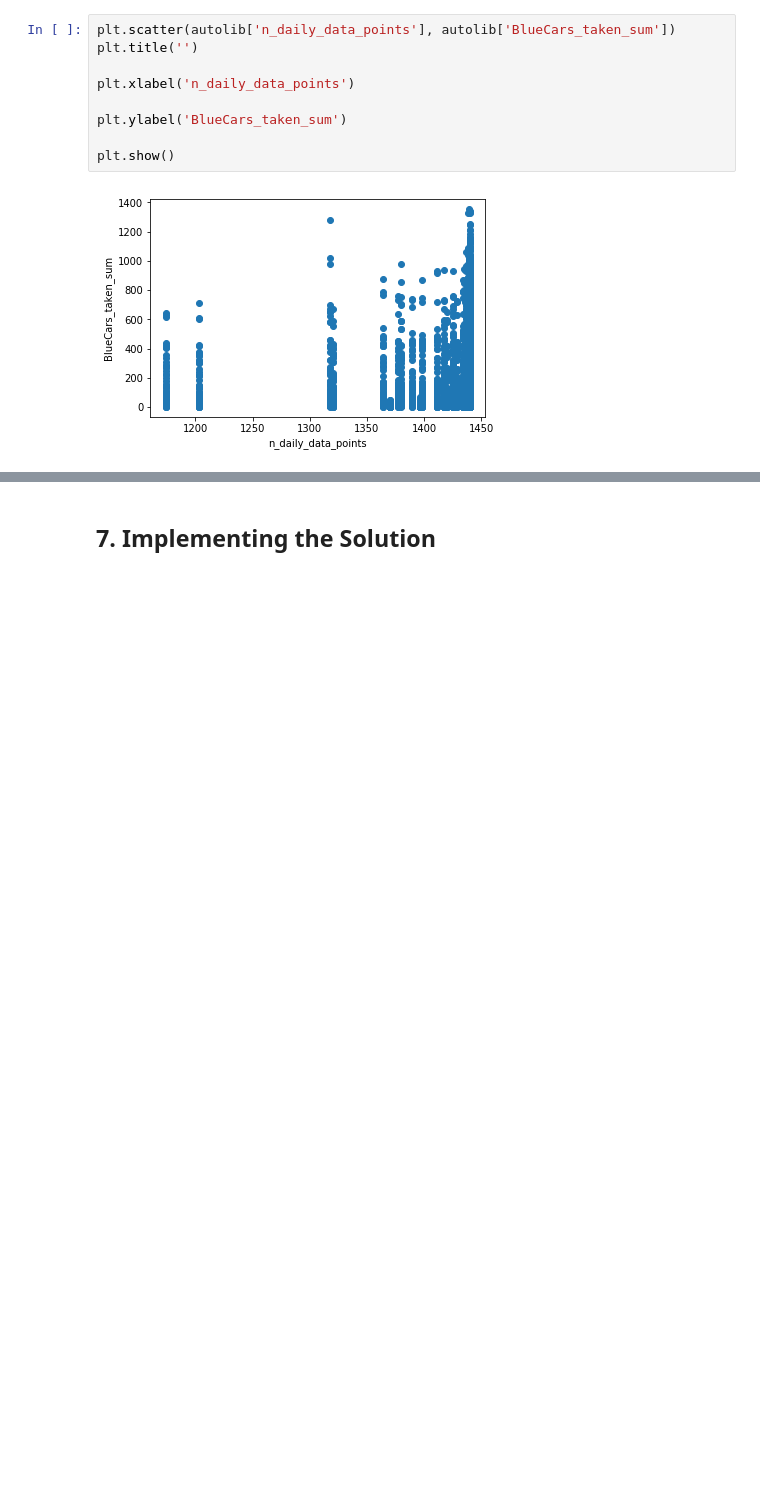
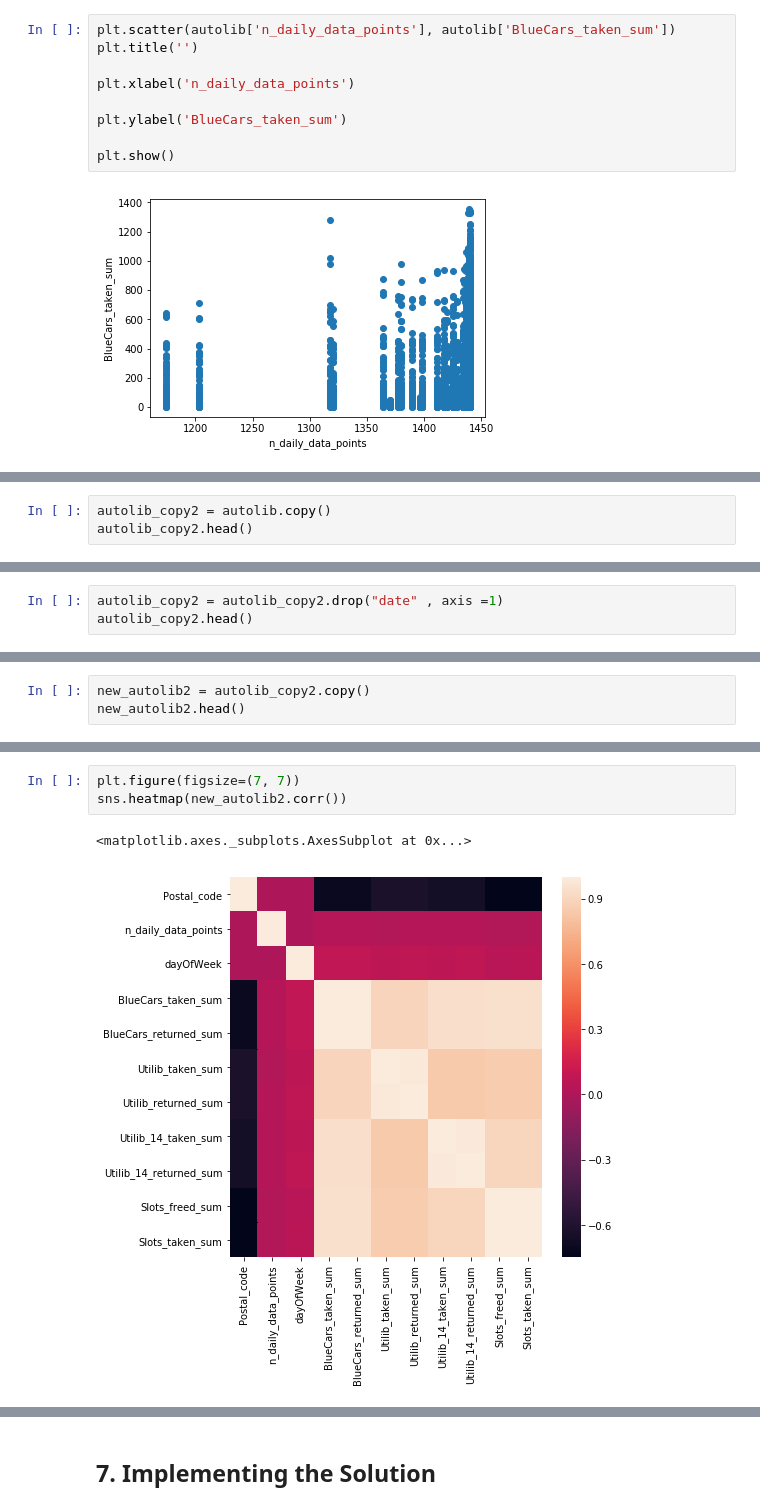
Before and after one commit to ibrahimabdike/IP_Week3_core_Ibrahim_Yahya, a Jupyter notebook: IP_Week3_core_Ibrahim_Yahya.ipynb, the cells around one changed output, grey strips where cells are left out. Drawn from its saved outputs; the diff is of its cells as text; blank space fills up the shorter version.

```diff
--- a/IP_Week3_core_Ibrahim_Yahya.ipynb
+++ b/IP_Week3_core_Ibrahim_Yahya.ipynb
@@ -473,0 +480,3 @@ plt.show()
+# %%
+autolib_copy2 = autolib.copy()
+autolib_copy2.head()
@@ -473,0 +490,3 @@ plt.show()
+# %%
+autolib_copy2 = autolib_copy2.drop("date" , axis =1)
+autolib_copy2.head()
@@ -473,0 +700,3 @@ plt.show()
+# %%
+new_autolib2 = autolib_copy2.copy()
+new_autolib2.head()
@@ -473,0 +710,6 @@ plt.show()
+# %%
+plt.figure(figsize=(7, 7))
+sns.heatmap(new_autolib2.corr())
+# %% [output]
+<matplotlib.axes._subplots.AxesSubplot at 0x...>
+[figure, added]
```
Also changed, not shown: parts of 60 cells of this notebook.
